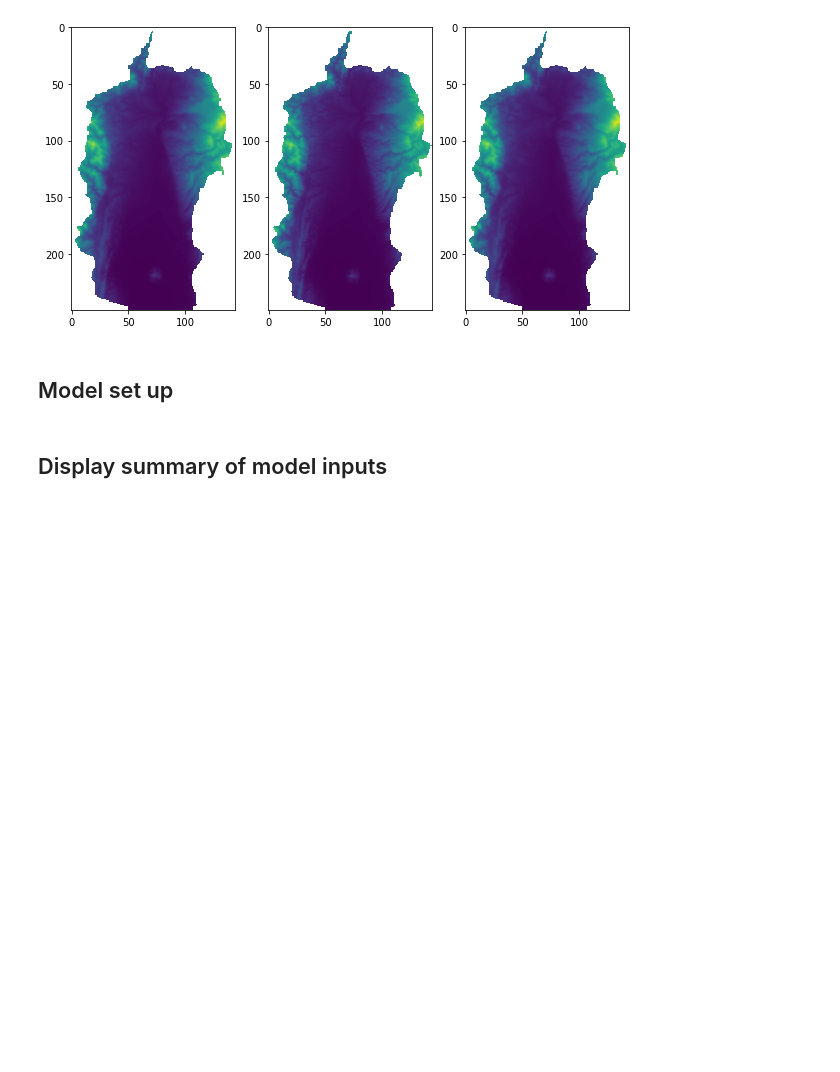
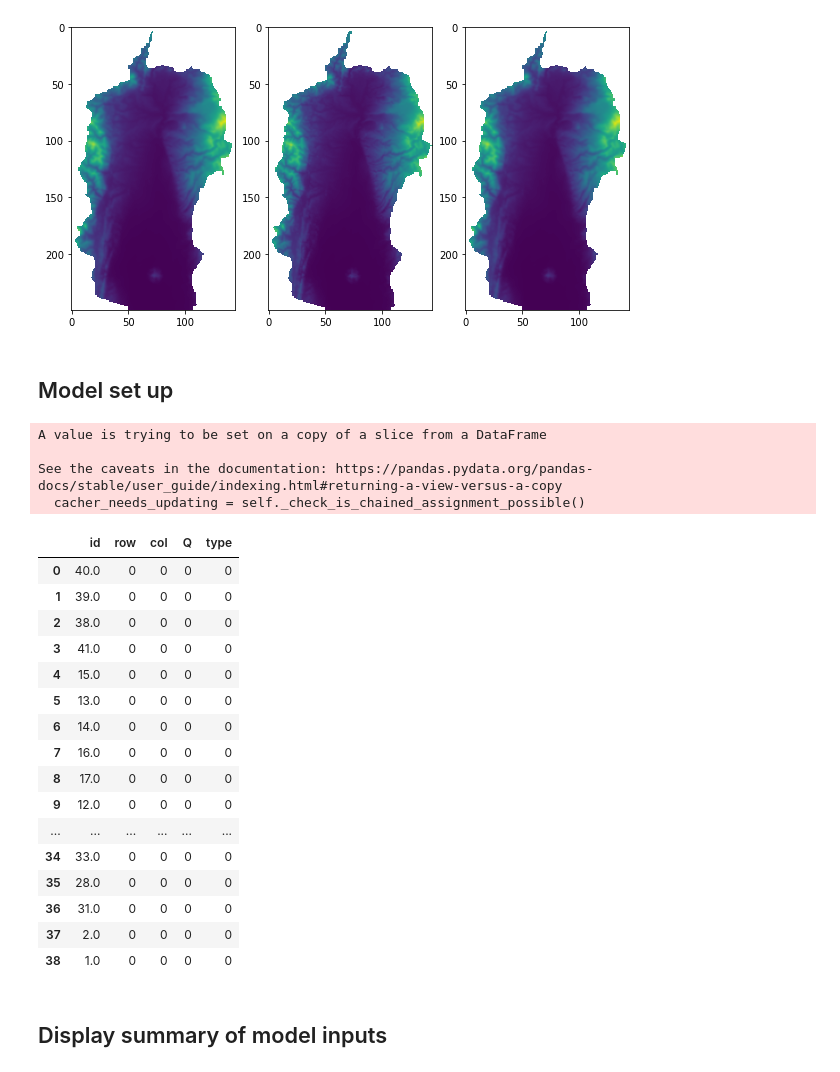
Before and after one commit to cfandel/geol340-w21, a Jupyter notebook: ocotillo/Ocotillo.ipynb, the cells around one changed output. Saved outputs shown, nothing was run; the diff lists cells and outputs as text; code cells hidden in the pictures; blank space fills up the shorter version.

Commit message:
wells

```diff
--- a/ocotillo/Ocotillo.ipynb
+++ b/ocotillo/Ocotillo.ipynb
@@ -15,7 +20,7 @@ from matplotlib.ticker import LinearLocator, FormatStrFormatter
 # %% [markdown]
 ## Pre-process GIS files to convert them into MODFLOW-friendly csv files ##
 # %%
-run = True    #to run this section, set to True
+run = False    #to run this section, set to True
 if run:         #if run is True, run the section
 
     #Clip text file extent and convert to csv:
@@ -138,3 +143,36 @@ rech[rech==1] = 1.15                               #set recharge rate in recharg
+# %%
+wells = np.genfromtxt('wells.csv', delimiter=',')    #load csv file with well locations
+welldf = pd.DataFrame(wells[~np.isnan(wells)], columns=['id'])
+welldf[['row','col','Q','type']] = np.full((len(welldf),4),0)
+for i, well in enumerate(np.unique(wells[~np.isnan(wells)])):
+    row = np.where(wells==well)[0][0]
+    col = np.where(wells==well)[1][0]
+    welldf.loc[i]['id'] = well
+    welldf.loc[i]['row'] = row
+    welldf.loc[i]['col']= col
+welldf
+# %% [output]
+A value is trying to be set on a copy of a slice from a DataFrame
+
+See the caveats in the documentation: https://pandas.pydata.org/pandas-docs/stable/user_guide/indexing.html#returning-a-view-versus-a-copy
+  cacher_needs_updating = self._check_is_chained_assignment_possible()
+|  | id | row | col | Q | type |
+| 0 | 40.0 | 0 | 0 | 0 | 0 |
+| 1 | 39.0 | 0 | 0 | 0 | 0 |
+| 2 | 38.0 | 0 | 0 | 0 | 0 |
+| 3 | 41.0 | 0 | 0 | 0 | 0 |
+| 4 | 15.0 | 0 | 0 | 0 | 0 |
+| 5 | 13.0 | 0 | 0 | 0 | 0 |
+| 6 | 14.0 | 0 | 0 | 0 | 0 |
+| 7 | 16.0 | 0 | 0 | 0 | 0 |
+| 8 | 17.0 | 0 | 0 | 0 | 0 |
+| 9 | 12.0 | 0 | 0 | 0 | 0 |
+| ... | ... | ... | ... | ... | ... |
+| 34 | 33.0 | 0 | 0 | 0 | 0 |
+| 35 | 28.0 | 0 | 0 | 0 | 0 |
+| 36 | 31.0 | 0 | 0 | 0 | 0 |
+| 37 | 2.0 | 0 | 0 | 0 | 0 |
+| 38 | 1.0 | 0 | 0 | 0 | 0 |
 # %%
 ##Wells:
 #Pumping rate is positive if injecting, negative if extracting
```
Also changed, not shown: parts of 10 cells of this notebook, 5 other files.
